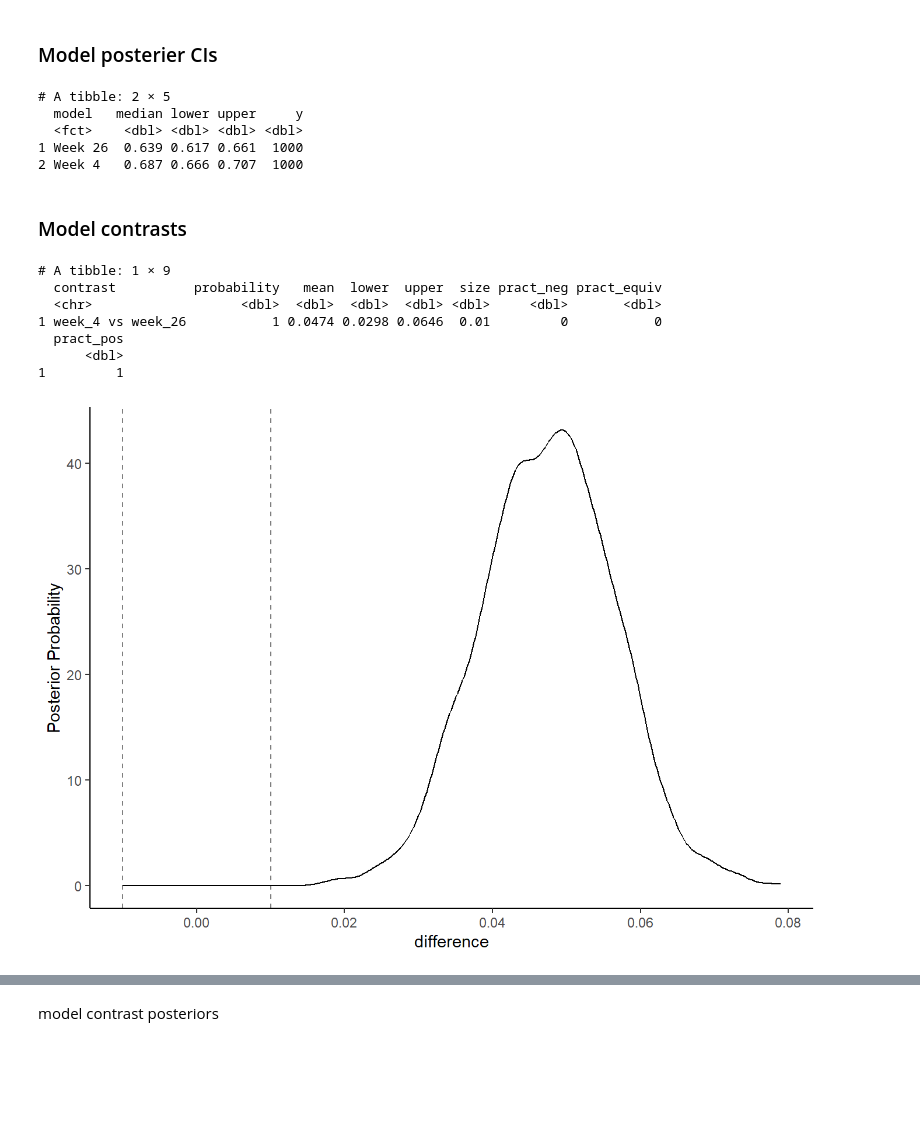
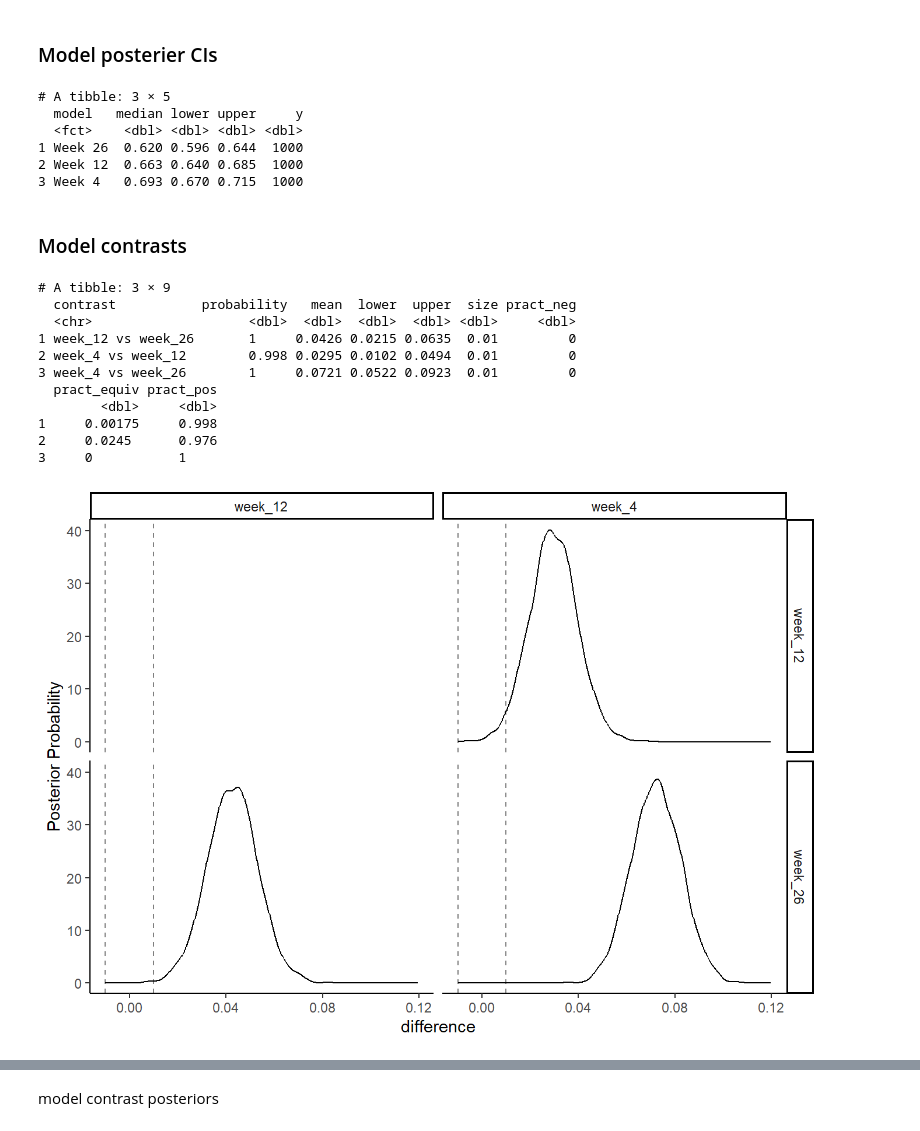
Before and after one commit to jjcurtin/study_match, a Jupyter notebook: notebooks/mak_fig_1.embed.ipynb, the cells around one changed output, grey strips where cells are left out. Cells and saved outputs as stored; diff of their text form; code cells hidden in the pictures; blank space fills up the shorter version.

```diff
--- a/notebooks/mak_fig_1.embed.ipynb
+++ b/notebooks/mak_fig_1.embed.ipynb
@@ -167,7 +173,7 @@ pp <- auc |>
            # prior = rstanarm::student_t(autoscale = TRUE),
            transform = tidyposterior::logit_trans,  # for skewed & bounded AUC
            iter = 2000, chains = 4,
-           adapt_delta = .99,
+           adapt_delta = .999,
            # cores = 4, seed = 12345,
            family = gaussian,
   )
@@ -246,32 +252,37 @@ pp_tidy |>
   summarize(median = quantile(posterior, probs = q[2]),
             lower = quantile(posterior, probs = q[1]),
             upper = quantile(posterior, probs = q[3])) |>
-  mutate(model = factor(model, levels = c("week_26", "week_4"),
-                        labels = c("Week 26", "Week 4")),
+  mutate(model = factor(model, levels = c("week_26", "week_12", "week_4"),
+                        labels = c("Week 26", "Week 12", "Week 4")),
          y = 1000) |>
   arrange(model)
 # %% [output]
-# A tibble: 2 × 5
+# A tibble: 3 × 5
   model   median lower upper     y
   <fct>    <dbl> <dbl> <dbl> <dbl>
-1 Week 26  0.639 0.617 0.661  1000
-2 Week 4   0.687 0.666 0.707  1000
+1 Week 26  0.620 0.596 0.644  1000
+2 Week 12  0.663 0.640 0.685  1000
+3 Week 4   0.693 0.670 0.715  1000
 # %% [markdown]
 ### Model contrasts
 # %%
 pp_contrasts <- contrast_models(pp,
-                                list("week_4"),
-                                list("week_26"))
+                                list("week_4", "week_4", "week_12"),
+                                list("week_12", "week_26", "week_26"))
 summary(pp_contrasts, size = .01, prob = 0.95)
 # %% [output]
-# A tibble: 1 × 9
-  contrast          probability   mean  lower  upper  size pract_neg pract_equiv
-  <chr>                   <dbl>  <dbl>  <dbl>  <dbl> <dbl>     <dbl>       <dbl>
-1 week_4 vs week_26           1 0.0474 0.0298 0.0646  0.01         0           0
-  pract_pos
-      <dbl>
-1         1
+# A tibble: 3 × 9
+  contrast           probability   mean  lower  upper  size pract_neg
+  <chr>                    <dbl>  <dbl>  <dbl>  <dbl> <dbl>     <dbl>
+1 week_12 vs week_26       1     0.0426 0.0215 0.0635  0.01         0
+2 week_4 vs week_12        0.998 0.0295 0.0102 0.0494  0.01         0
+3 week_4 vs week_26        1     0.0721 0.0522 0.0923  0.01         0
+  pract_equiv pract_pos
+        <dbl>     <dbl>
+1     0.00175     0.998
+2     0.0245      0.976
+3     0           1
-[figure, old version]
+[figure, new version]
 # %% [markdown]
 Here are contrasts against 0 rather than using ROPE ::: {.cell}
 
```
Also changed, not shown: parts of 30 cells of this notebook, 45 other files.
